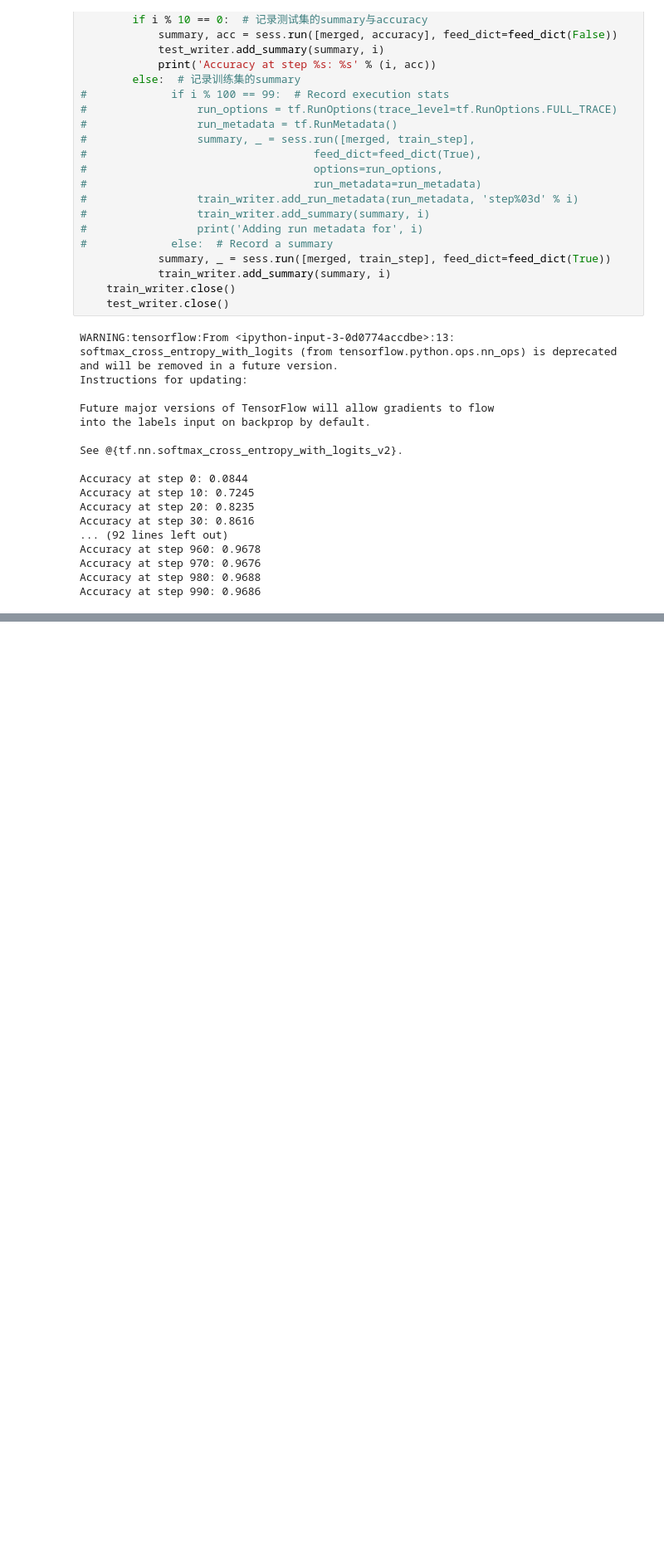
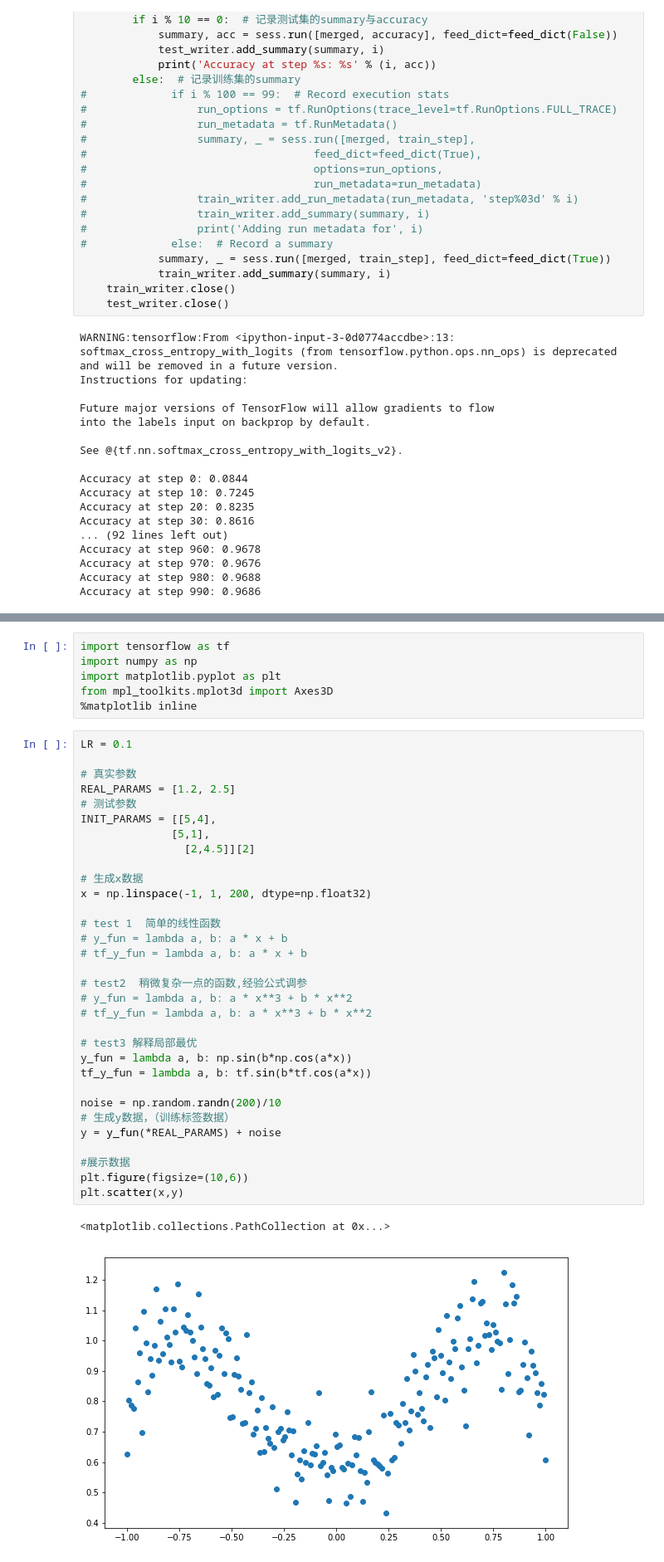
Before and after one commit to Parker-Lyu/TensorFLow-Learning, a Jupyter notebook: 5-3 Tensorboard 网络运行.ipynb, the cells around one changed output, grey strips where cells are left out. Shown at 83% size. Drawn from its saved outputs; the diff is of its cells as text; blank space fills up the shorter version.

```diff
--- a/5-3 Tensorboard 网络运行.ipynb
+++ b/5-3 Tensorboard 网络运行.ipynb
@@ -280,0 +285,41 @@ Accuracy at step 990: 0.9686
+# %%
+import tensorflow as tf
+import numpy as np
+import matplotlib.pyplot as plt
+from mpl_toolkits.mplot3d import Axes3D
+%matplotlib inline
+# %%
+LR = 0.1
+
+# 真实参数
+REAL_PARAMS = [1.2, 2.5]
+# 测试参数
+INIT_PARAMS = [[5,4],
+              [5,1],
+                [2,4.5]][2]
+
+# 生成x数据
+x = np.linspace(-1, 1, 200, dtype=np.float32)
+
+# test 1  简单的线性函数
+# y_fun = lambda a, b: a * x + b
+# tf_y_fun = lambda a, b: a * x + b
+
+# test2  稍微复杂一点的函数,经验公式调参
+# y_fun = lambda a, b: a * x**3 + b * x**2
+# tf_y_fun = lambda a, b: a * x**3 + b * x**2
+
+# test3 解释局部最优
+y_fun = lambda a, b: np.sin(b*np.cos(a*x))
+tf_y_fun = lambda a, b: tf.sin(b*tf.cos(a*x))
+
+noise = np.random.randn(200)/10
+# 生成y数据，（训练标签数据）
+y = y_fun(*REAL_PARAMS) + noise
+
+#展示数据
+plt.figure(figsize=(10,6))
+plt.scatter(x,y)
+# %% [output]
+<matplotlib.collections.PathCollection at 0x...>
+[figure, added]
```
Also changed, not shown: parts of 3 cells of this notebook, 6 other files.
